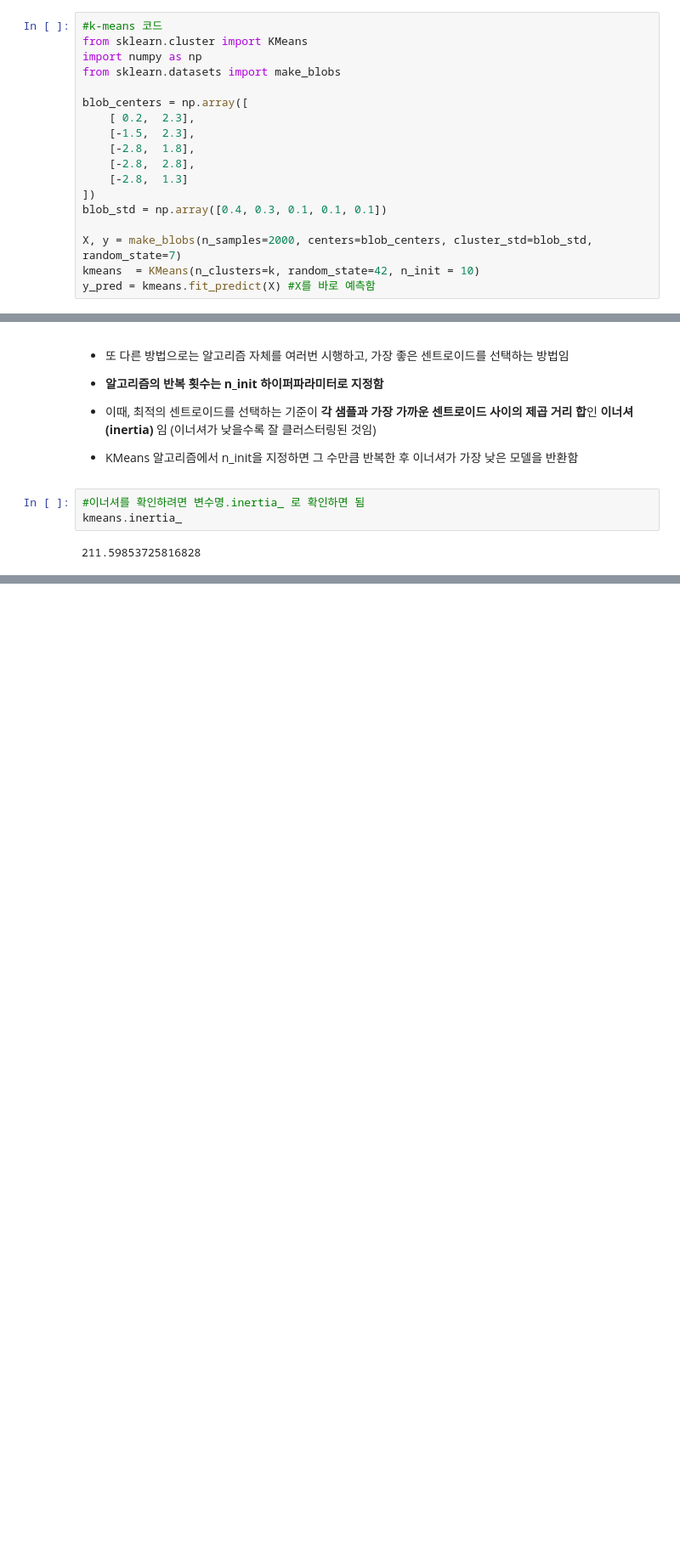
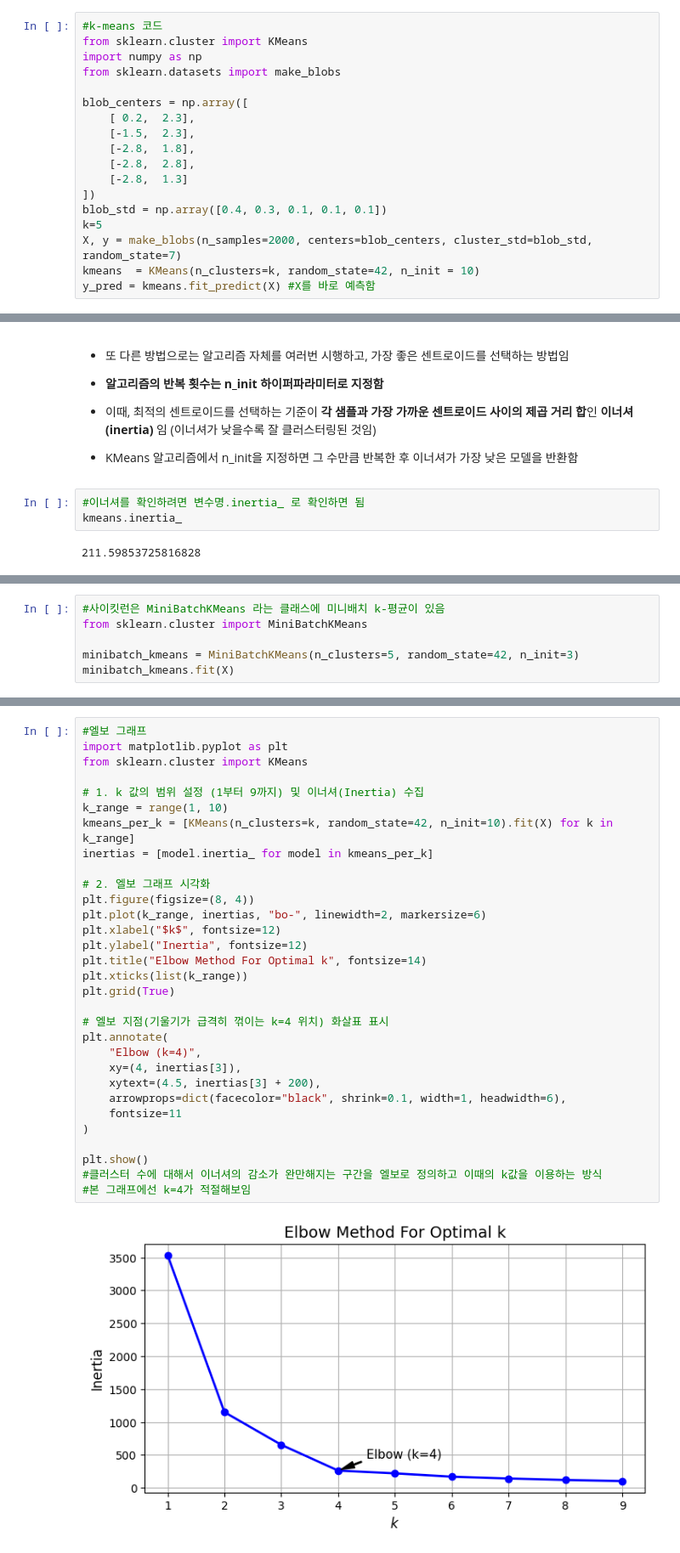
Before and after one commit to slover1126/hands_on_machine_learning, a Jupyter notebook: 핸즈온_머신러닝_9장.ipynb, the cells around one changed output, grey strips where cells are left out. Shown at 85% size. Cells and saved outputs as stored; diff of their text form; blank space fills up the shorter version.

```diff
--- a/핸즈온_머신러닝_9장.ipynb
+++ b/핸즈온_머신러닝_9장.ipynb
@@ -36,7 +36,7 @@ blob_centers = np.array([
     [-2.8,  1.3]
 ])
 blob_std = np.array([0.4, 0.3, 0.1, 0.1, 0.1])
-
+k=5
 X, y = make_blobs(n_samples=2000, centers=blob_centers, cluster_std=blob_std, random_state=7)
 kmeans  = KMeans(n_clusters=k, random_state=42, n_init = 10)
 y_pred = kmeans.fit_predict(X) #X를 바로 예측함
@@ -188,0 +222,6 @@ kmeans.score(X)
+# %%
+#사이킷런은 MiniBatchKMeans 라는 클래스에 미니배치 k-평균이 있음
+from sklearn.cluster import MiniBatchKMeans
+
+minibatch_kmeans = MiniBatchKMeans(n_clusters=5, random_state=42, n_init=3)
+minibatch_kmeans.fit(X)
@@ -188,0 +241,33 @@ kmeans.score(X)
+# %%
+#엘보 그래프
+import matplotlib.pyplot as plt
+from sklearn.cluster import KMeans
+
+# 1. k 값의 범위 설정 (1부터 9까지) 및 이너셔(Inertia) 수집
+k_range = range(1, 10)
+kmeans_per_k = [KMeans(n_clusters=k, random_state=42, n_init=10).fit(X) for k in k_range]
+inertias = [model.inertia_ for model in kmeans_per_k]
+
+# 2. 엘보 그래프 시각화
+plt.figure(figsize=(8, 4))
+plt.plot(k_range, inertias, "bo-", linewidth=2, markersize=6)
+plt.xlabel("$k$", fontsize=12)
+plt.ylabel("Inertia", fontsize=12)
+plt.title("Elbow Method For Optimal k", fontsize=14)
+plt.xticks(list(k_range))
+plt.grid(True)
+
+# 엘보 지점(기울기가 급격히 꺾이는 k=4 위치) 화살표 표시
+plt.annotate(
+    "Elbow (k=4)",
+    xy=(4, inertias[3]),
+    xytext=(4.5, inertias[3] + 200),
+    arrowprops=dict(facecolor="black", shrink=0.1, width=1, headwidth=6),
+    fontsize=11
+)
+
+plt.show()
+#클러스터 수에 대해서 이너셔의 감소가 완만해지는 구간을 엘보로 정의하고 이때의 k값을 이용하는 방식
+#본 그래프에선 k=4가 적절해보임
+# %% [output]
+[figure, added]
```
Also changed, not shown: parts of 7 cells of this notebook.
